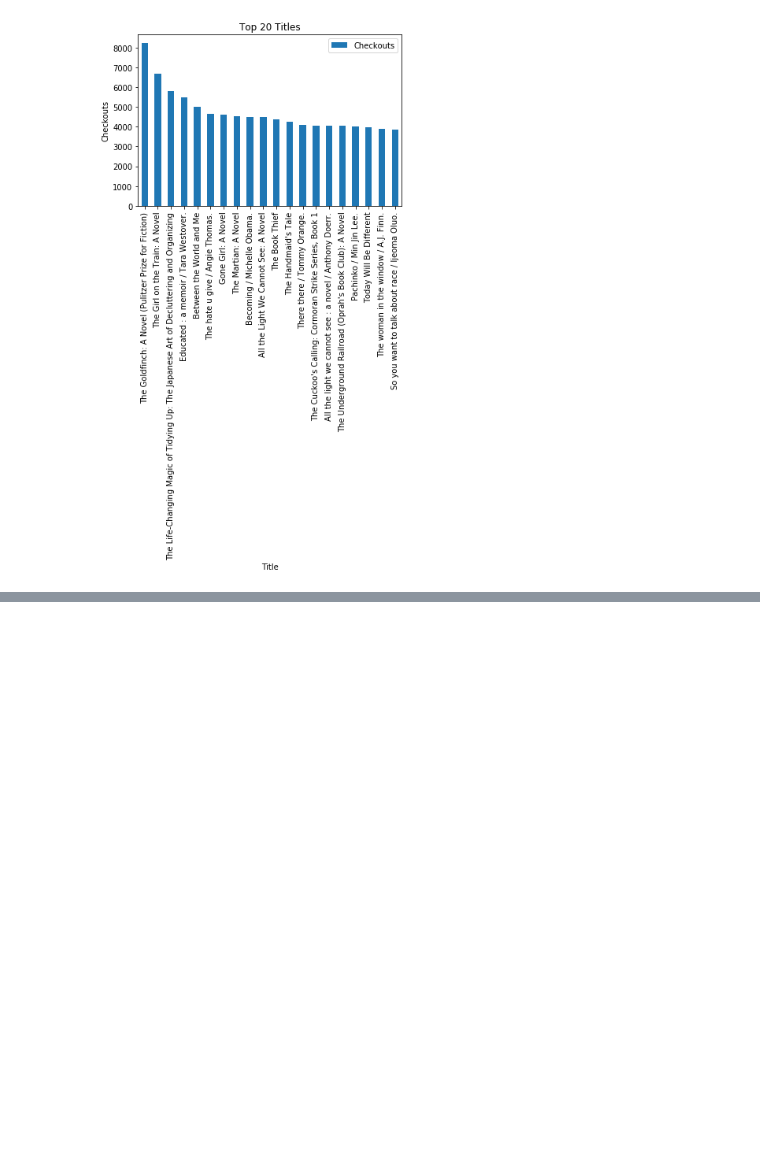
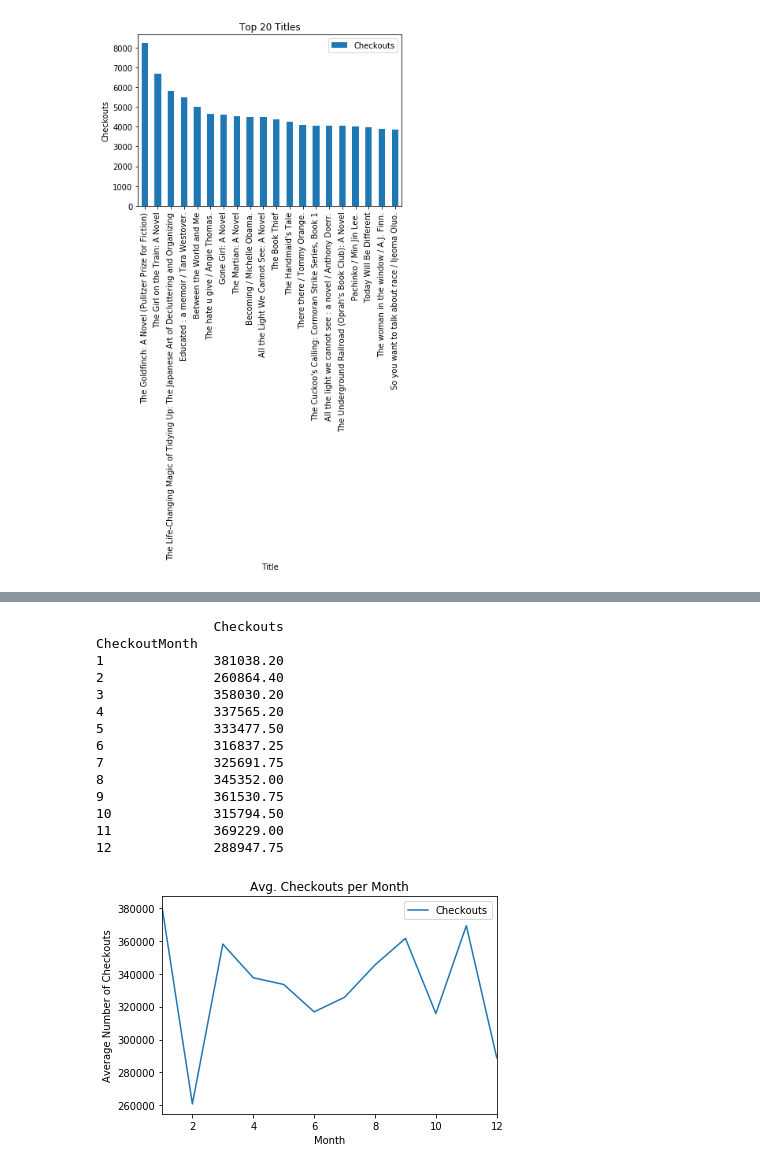
Before and after one commit to k1bu/Rutgers-Data-Science-Bootcamp-Project-1, a Jupyter notebook: Project_1_VJ.ipynb, the cells around one changed output, grey strips where cells are left out. Saved outputs shown, nothing was run; the diff lists cells and outputs as text; code cells hidden in the pictures; blank space fills up the shorter version.

Commit message:
Update Project_1_VJ.ipynb
Added avg. checkouts per month

```diff
--- a/Project_1_VJ.ipynb
+++ b/Project_1_VJ.ipynb
@@ -191,3 +191,9 @@ Today Will Be Different                                  3956
 The woman in the window / A.J. Finn.                     3905
 So you want to talk about race / Ijeoma Oluo.            3866
 [figure]
+# %%
+gb_month = df.groupby(['CheckoutYear','CheckoutMonth'])
+funcs = {'Checkouts':'sum'}
+month_agg = gb_month.agg(funcs)
+
+month_agg
@@ -193,0 +219,6 @@ So you want to talk about race / Ijeoma Oluo.            3866
+# %%
+gb_month_total = month_agg.groupby(['CheckoutMonth'])
+funcs = {'Checkouts':'mean'}
+all_month_agg = gb_month_total.agg(funcs)
+
+all_month_agg
@@ -193,0 +240,22 @@ So you want to talk about race / Ijeoma Oluo.            3866
+# %%
+all_month_agg.plot(kind='line',title='Avg. Checkouts per Month')
+plt.xlabel('Month')
+plt.ylabel('Average Number of Checkouts')
+
+print(all_month_agg)
+# %% [output]
+               Checkouts
+CheckoutMonth
+1              381038.20
+2              260864.40
+3              358030.20
+4              337565.20
+5              333477.50
+6              316837.25
+7              325691.75
+8              345352.00
+9              361530.75
+10             315794.50
+11             369229.00
+12             288947.75
+[figure, added]
```
Also changed, not shown: parts of 2 cells of this notebook.
